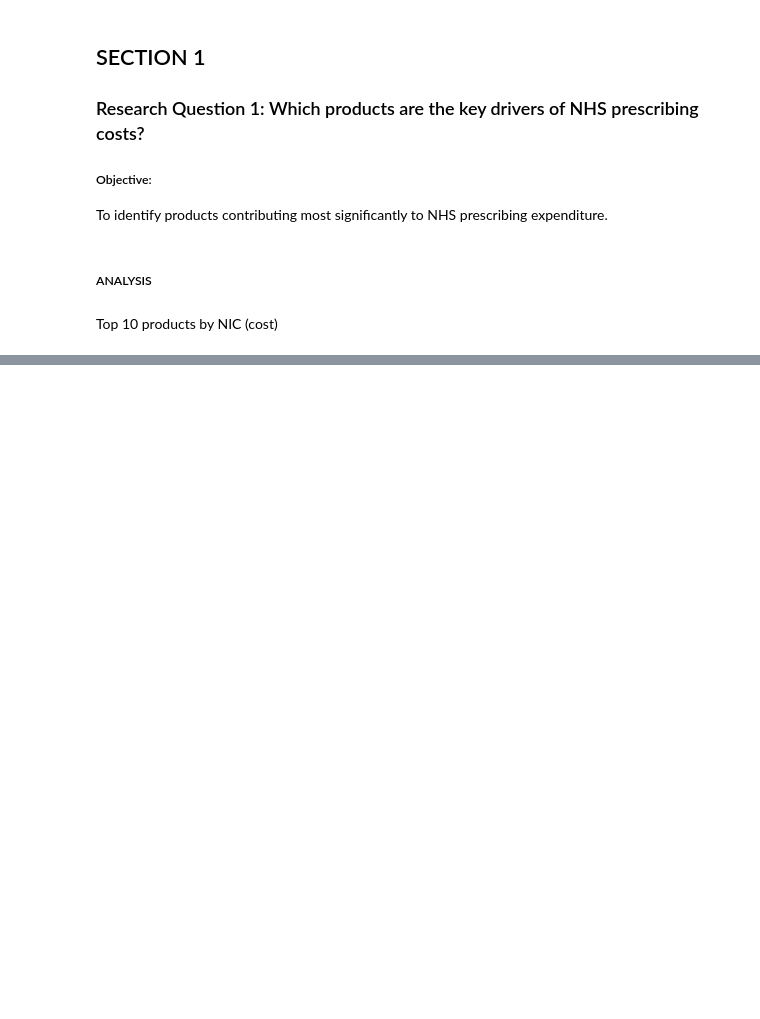
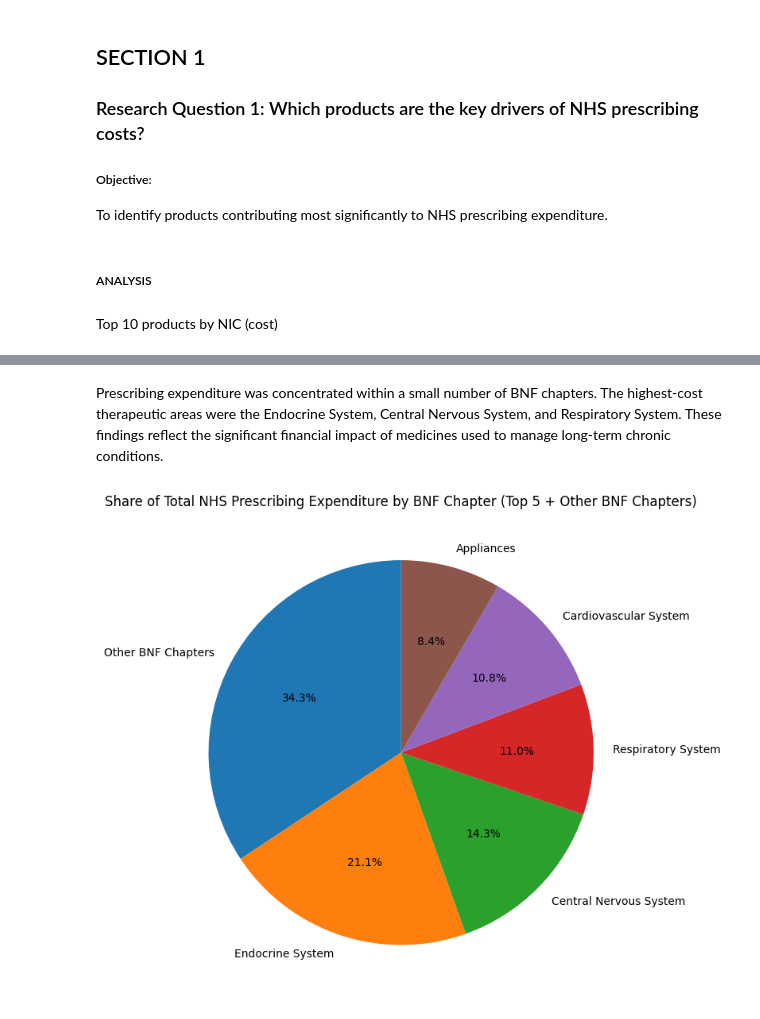
Before and after one commit to NaureenKhurram/NHS_Prescribing_RWE_Analysis, a Jupyter notebook: notebooks/04_Real_World_Evidence_Insights.ipynb, the cells around one changed output, grey strips where cells are left out. Cells and saved outputs as stored; diff of their text form; code cells hidden in the pictures; blank space fills up the shorter version.

```diff
--- a/notebooks/04_Real_World_Evidence_Insights.ipynb
+++ b/notebooks/04_Real_World_Evidence_Insights.ipynb
@@ -365,0 +190,27 @@ df_pca_complete.groupby("year_month")["items"].sum()
+# %% [markdown]
+Prescribing expenditure was concentrated within a small number of BNF chapters. The highest-cost therapeutic areas were the Endocrine System, Central Nervous System, and Respiratory System. These findings reflect the significant financial impact of medicines used to manage long-term chronic conditions.
+# %%
+# percentage distribution of top BNF chapters
+
+top_5_chapters = chapter_cost.head(5)
+
+
+# getting the amount contributed by other (all except the top 5)
+others_cost = chapter_cost["nic"].sum() - top_5_chapters["nic"].sum()
+
+pie_data = pd.concat([top_5_chapters, pd.DataFrame({"bnf_chapter" : ["Other BNF Chapters"],
+                                                  "nic" : others_cost})])
+
+
+# visualising the chapter cost data by percentage breakdown
+pie_data = pie_data.sort_values(
+    "nic",
+    ascending=False
+)
+
+pf.plot_pie_chart(pie_data,
+                  "bnf_chapter",
+                  "nic",
+                  "Share of Total NHS Prescribing Expenditure by BNF Chapter (Top 5 + Other BNF Chapters)")
+# %% [output]
+[figure, added]
```
Also changed, not shown: parts of 60 cells of this notebook.
